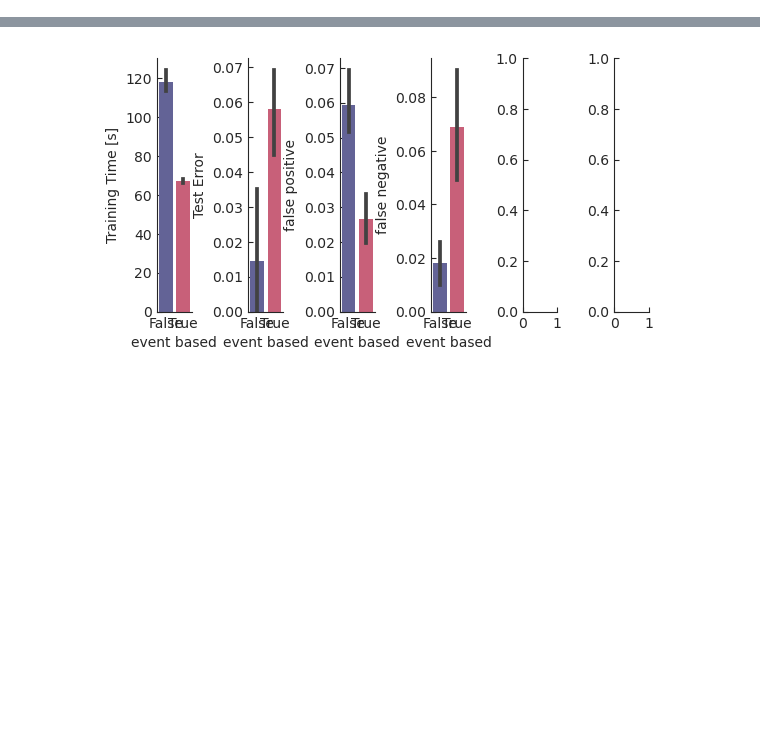
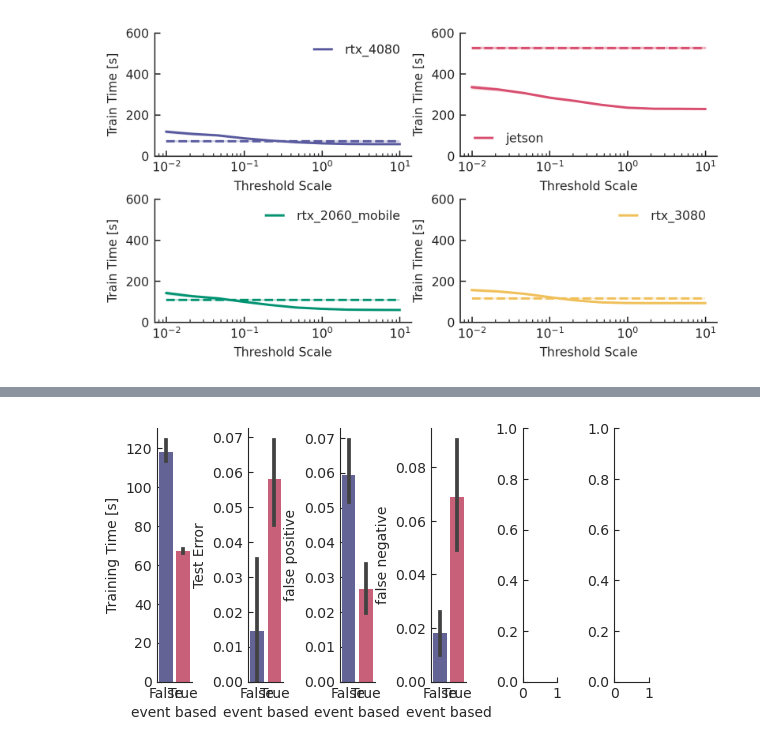
Before and after one commit to FabianSchubert/event_based_sequence_classification, a Jupyter notebook: experiments/gestures/results.ipynb, the cells around one changed output, grey strips where cells are left out. Saved outputs shown, nothing was run; the diff lists cells and outputs as text; code cells hidden in the pictures; blank space fills up the shorter version.

```diff
--- a/experiments/gestures/results.ipynb
+++ b/experiments/gestures/results.ipynb
@@ -118,0 +131,52 @@ plt.show()
+# %%
+DEVICES = df_results["Device"].unique()
+
+fig, ax = plt.subplots(2, 2, figsize=(5.5, 3))
+
+for k, DEVICE in enumerate(DEVICES):
+    df_filt = df_results[df_results["Device"] == DEVICE].drop("Device", axis=1)
+
+    _ax = ax[k // 2, k % 2]
+
+    sns.lineplot(
+        data=df_filt[df_filt["Event Based"] == True],
+        x="Threshold Scale",
+        y="Train Time [s]",
+        color=col_cycle[k],
+        ax=_ax,
+        label=DEVICE,
+    )
+
+    th_scale = [
+        df_results["Threshold Scale"].min(),
+        df_results["Threshold Scale"].max(),
+    ]
+
+    avg_cont = df_filt[df_filt["Event Based"] == False].mean()
+    sem_cont = df_filt[df_filt["Event Based"] == False].sem()
+
+    _avg_rt_cont = avg_cont["Train Time [s]"]
+    _sem_rt_cont = sem_cont["Train Time [s]"]
+
+    _ax.plot(th_scale, [_avg_rt_cont, _avg_rt_cont], "--", color=col_cycle[k])
+    _ax.fill_between(
+        th_scale,
+        [_avg_rt_cont - _sem_rt_cont, _avg_rt_cont - _sem_rt_cont],
+        [_avg_rt_cont + _sem_rt_cont, _avg_rt_cont + _sem_rt_cont],
+        alpha=0.3,
+        color=col_cycle[k],
+    )
+
+    _ax.set_xscale("log")
+
+    _ax.legend()
+
+#ax.yaxis.label.set_color("k")
+
+    _ax.set_ylim(0, 600)
+
+fig.tight_layout(pad=0.1)
+
+plt.show()
+# %% [output]
+[figure, added]
```
Also changed, not shown: parts of 8 cells of this notebook, 5 other files.
